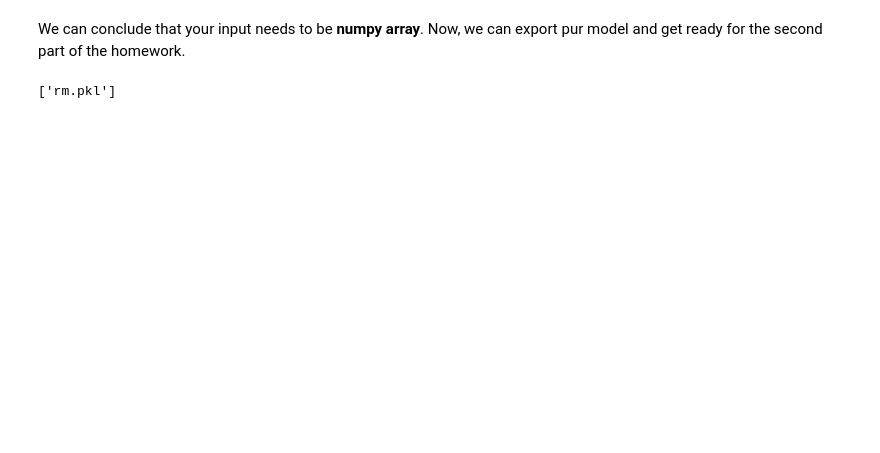
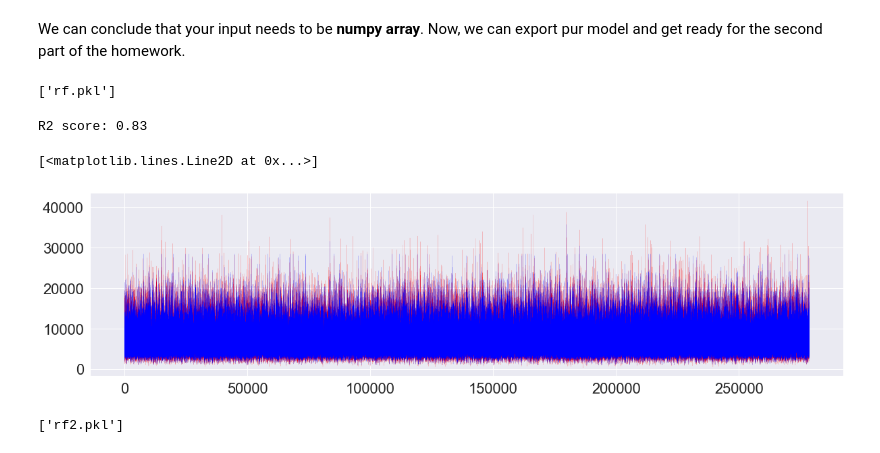
Before and after one commit to rlantner/csci-e14a-hw1, a Jupyter notebook: rossmann.ipynb, the cells around one changed output. Saved outputs shown, nothing was run; the diff lists cells and outputs as text; code cells hidden in the pictures; blank space fills up the shorter version.

Commit message:
Adding random forest & XGBoost models

```diff
--- a/rossmann.ipynb
+++ b/rossmann.ipynb
@@ -805,6 +840,6 @@ array([5872.2873137])
 We can conclude that your input needs to be **numpy array**. Now, we can export pur model and get ready for the second part of the homework.
 # %%
 from sklearn.externals import joblib
-joblib.dump(rf, 'rm.pkl')
+joblib.dump(rf, 'rf.pkl')
 # %% [output]
-['rm.pkl']
+['rf.pkl']
@@ -810,0 +848,25 @@ joblib.dump(rf, 'rm.pkl')
+# %%
+# Another random forest, max depth = 20
+
+# Split observations between train and test
+X_train, X_test, y_train, y_test = train_test_split(clean_df, target, test_size=0.33)
+
+# Fit model on training data
+rf2 = RandomForestRegressor(max_depth=20, n_estimators=30, random_state=10)
+rf2 = rf2.fit(X_train, y_train)
+
+# Make predictions using the testing set
+y_pred = rf2.predict(X_test)
+
+# Explained variance score
+print('R2 score: %.2f' % r2_score(y_test, y_pred))
+
+# Plot outputs
+plt.figure(figsize=(20, 5))
+
+plt.plot(y_test.values, color='red', linewidth=0.1)
+plt.plot(y_pred, color='blue', linewidth=0.1)
+# %% [output]
+R2 score: 0.83
+[<matplotlib.lines.Line2D at 0x...>]
+[figure, added]
@@ -810,0 +877,5 @@ joblib.dump(rf, 'rm.pkl')
+# %%
+# pickle file for rf2
+joblib.dump(rf2, 'rf2.pkl')
+# %% [output]
+['rf2.pkl']
```
Also changed, not shown: parts of 19 cells of this notebook, 7 other files.
